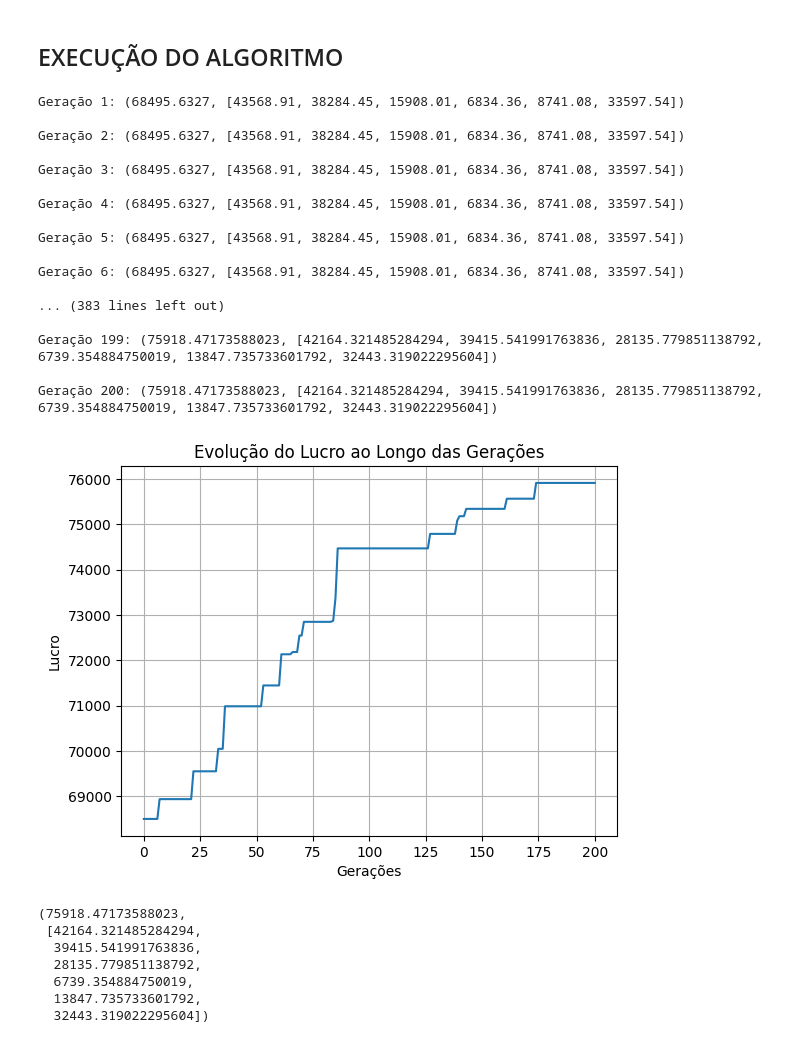
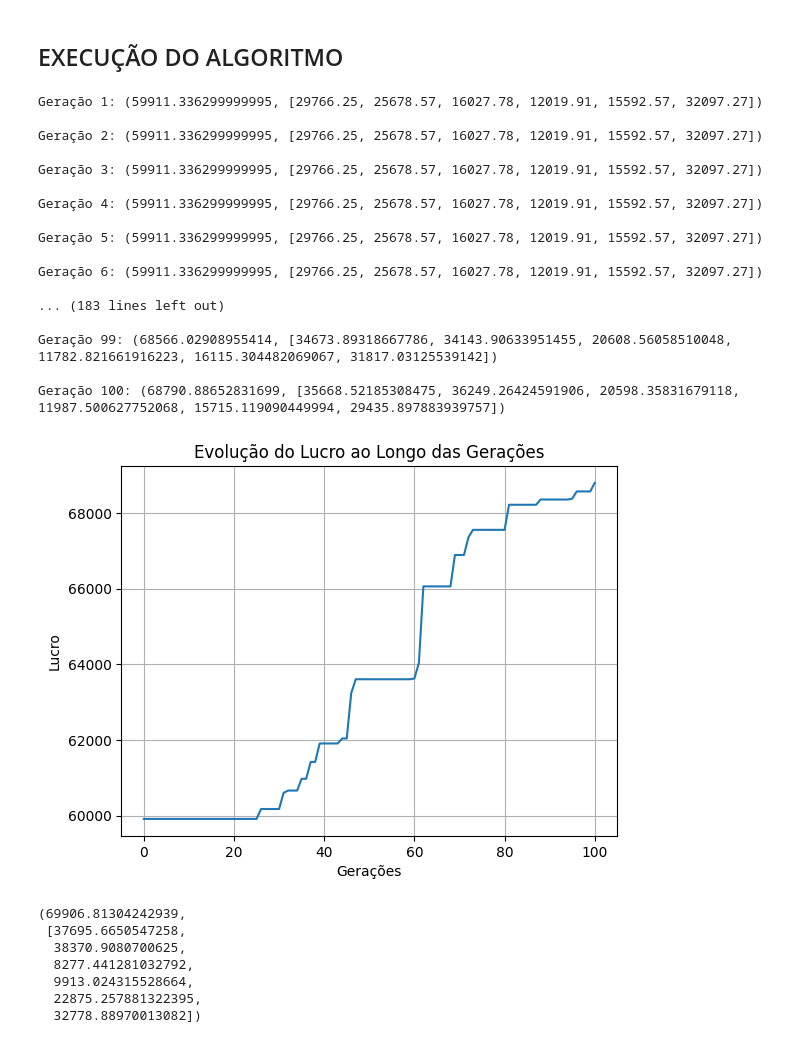
Before and after one commit to Tainann/PORTFOLIO, a Jupyter notebook: Projeto 10 - Algoritmo Genético no Marketing/patrocinios.ipynb, the cells around one changed output. Drawn from its saved outputs; the diff is of its cells as text; code cells hidden in the pictures.

```diff
--- a/Projeto 10 - Algoritmo Genético no Marketing/patrocinios.ipynb
+++ b/Projeto 10 - Algoritmo Genético no Marketing/patrocinios.ipynb
@@ -45,8 +47,10 @@ def cromossomo(tamanho_crom):
         cromossomo = []
         for i in range(tamanho_crom):
             cromossomo.append(round(random.uniform(0,45000), 2))
-
-        if cromossomo[0] <= 45000 and cromossomo[1] <=40000 and cromossomo[2] <=30000 and cromossomo[3] <=20000 and cromossomo[4] <=25000 and cromossomo[5] <=35000:
+        soma = sum(cromossomo)
+        if cromossomo[0] <= 45000 and cromossomo[1] <=40000 and cromossomo[2] <=30000 \
+            and cromossomo[3] <=20000 and cromossomo[4] <=25000 \
+            and cromossomo[5] <=35000 and soma <= 150000:
             return cromossomo
 # %%
 cromossomo(6)
@@ -81,8 +85,10 @@ Função fitness
 # %%
 def fitness(cromossomo):
     lucro = 0
-
-    if cromossomo[0] > 45000 or cromossomo[1] > 40000 or cromossomo[2] > 30000 or cromossomo[3] > 20000 or cromossomo[4] > 25000 or cromossomo[5] > 35000:
+    soma = sum(cromossomo)
+    if cromossomo[0] > 45000 or cromossomo[1] > 40000 or cromossomo[2] > 30000 or \
+        cromossomo[3] > 20000 or cromossomo[4] > 25000 \
+        or cromossomo[5] > 35000 or soma > 150000:
         return 1
     else:
         for indice, valor in enumerate(cromossomo):
@@ -135,5 +129,0 @@ def elitismo(populacao, nMelhores):
-# %%
-escolhidos = elitismo(gerar_populacao(10, 6), 4)
-
-for i in escolhidos:
-    print(i)
@@ -221,44 +204,44 @@ def alg_genetico(geracoes, tamanho_pop):
     return melhores
 # %%
 # Execução do algoritmo
-melhores = alg_genetico(200, 20)
+melhores = alg_genetico(100, 20)
 
 # Extração dos valores de lucro dos melhores cromossomos
 lucros = [lucro for lucro, cromossomo in melhores]
 
 # Criação do gráfico de linhas
 plt.plot(lucros)
 plt.xlabel('Gerações')
 plt.ylabel('Lucro')
 plt.title('Evolução do Lucro ao Longo das Gerações')
 plt.grid(True)
 plt.show()
 # %% [output]
-Geração 1: (68495.6327, [43568.91, 38284.45, 15908.01, 6834.36, 8741.08, 33597.54])
+Geração 1: (59911.336299999995, [29766.25, 25678.57, 16027.78, 12019.91, 15592.57, 32097.27])
 
-Geração 2: (68495.6327, [43568.91, 38284.45, 15908.01, 6834.36, 8741.08, 33597.54])
+Geração 2: (59911.336299999995, [29766.25, 25678.57, 16027.78, 12019.91, 15592.57, 32097.27])
 
-Geração 3: (68495.6327, [43568.91, 38284.45, 15908.01, 6834.36, 8741.08, 33597.54])
+Geração 3: (59911.336299999995, [29766.25, 25678.57, 16027.78, 12019.91, 15592.57, 32097.27])
 
-Geração 4: (68495.6327, [43568.91, 38284.45, 15908.01, 6834.36, 8741.08, 33597.54])
+Geração 4: (59911.336299999995, [29766.25, 25678.57, 16027.78, 12019.91, 15592.57, 32097.27])
 
-Geração 5: (68495.6327, [43568.91, 38284.45, 15908.01, 6834.36, 8741.08, 33597.54])
+Geração 5: (59911.336299999995, [29766.25, 25678.57, 16027.78, 12019.91, 15592.57, 32097.27])
 
-Geração 6: (68495.6327, [43568.91, 38284.45, 15908.01, 6834.36, 8741.08, 33597.54])
+Geração 6: (59911.336299999995, [29766.25, 25678.57, 16027.78, 12019.91, 15592.57, 32097.27])
 
-... (383 lines left out)
+... (183 lines left out)
 
-Geração 199: (75918.47173588023, [42164.321485284294, 39415.541991763836, 28135.779851138792, 6739.354884750019, 13847.735733601792, 32443.319022295604])
+Geração 99: (68566.02908955414, [34673.89318667786, 34143.90633951455, 20608.56058510048, 11782.821661916223, 16115.304482069067, 31817.03125539142])
 
-Geração 200: (75918.47173588023, [42164.321485284294, 39415.541991763836, 28135.779851138792, 6739.354884750019, 13847.735733601792, 32443.319022295604])
+Geração 100: (68790.88652831699, [35668.52185308475, 36249.26424591906, 20598.35831679118, 11987.500627752068, 15715.119090449994, 29435.897883939757])
-[figure, old version]
+[figure, new version]
 # %%
 max(melhores)
 # %% [output]
-(75918.47173588023,
- [42164.321485284294,
-  39415.541991763836,
-  28135.779851138792,
-  6739.354884750019,
-  13847.735733601792,
-  32443.319022295604])
+(69906.81304242939,
+ [37695.6650547258,
+  38370.9080700625,
+  8277.441281032792,
+  9913.024315528664,
+  22875.257881322395,
+  32778.88970013082])
```
Also changed, not shown: parts of 9 cells of this notebook, 1 other file.
